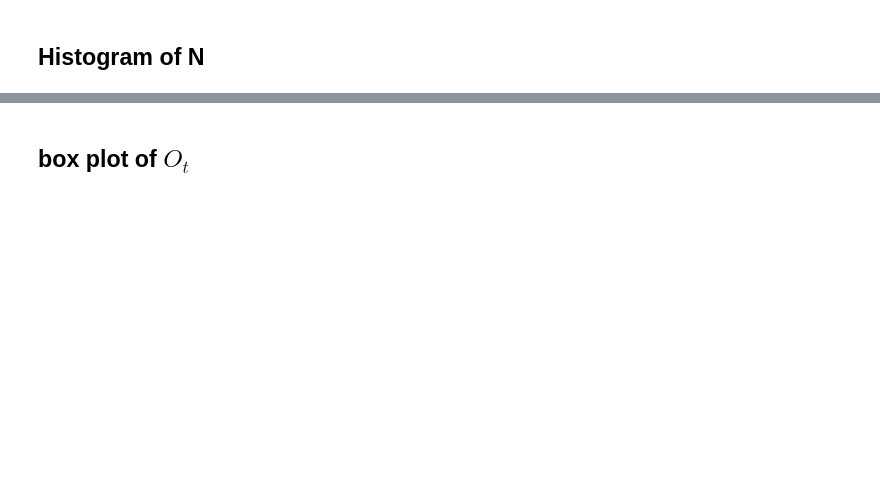
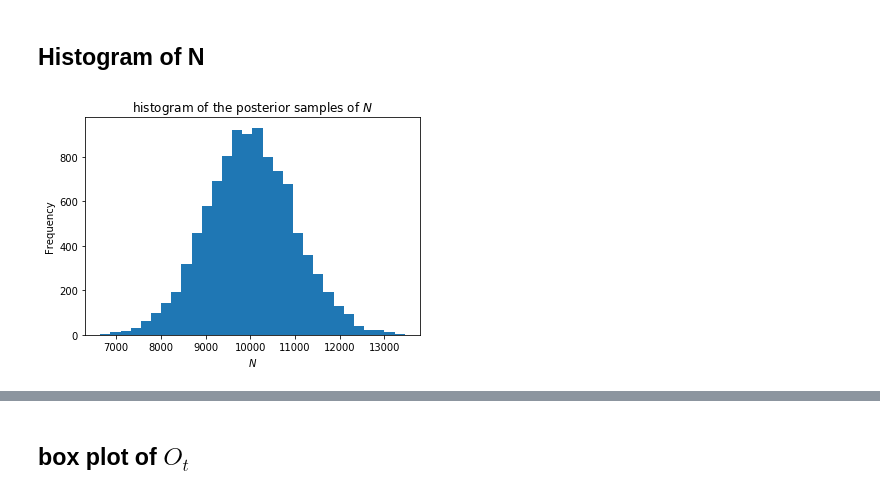
Before and after one commit to tom-hc-park/MSc-RA-Bayesian-evidence-synthesis, a Jupyter notebook: jupyter_notebook/research paper.ipynb, the cells around one changed output, grey strips where cells are left out. Drawn from its saved outputs; the diff is of its cells as text; code cells hidden in the pictures; blank space fills up the shorter version.

```diff
--- a/jupyter_notebook/research paper.ipynb
+++ b/jupyter_notebook/research paper.ipynb
@@ -564,9 +565,11 @@ NUTS: [o_t, z_t, N, sigma_z, mu_z, p_a]
 # %%
 # sum_ot=np.sum(trace['N'],axis=1)
 plt.hist(trace['N'],bins=30);
 plt.title('histogram of the posterior samples of $N$');
-plt.xlabel('$O_+$');
+plt.xlabel('$N$');
 plt.ylabel('Frequency');
 plt.savefig('../latex/Figures/hist_N.png')
+# %% [output]
+[figure, added]
 # %%
 trace['N']
```
Also changed, not shown: parts of 5 cells of this notebook, 9 other files.
